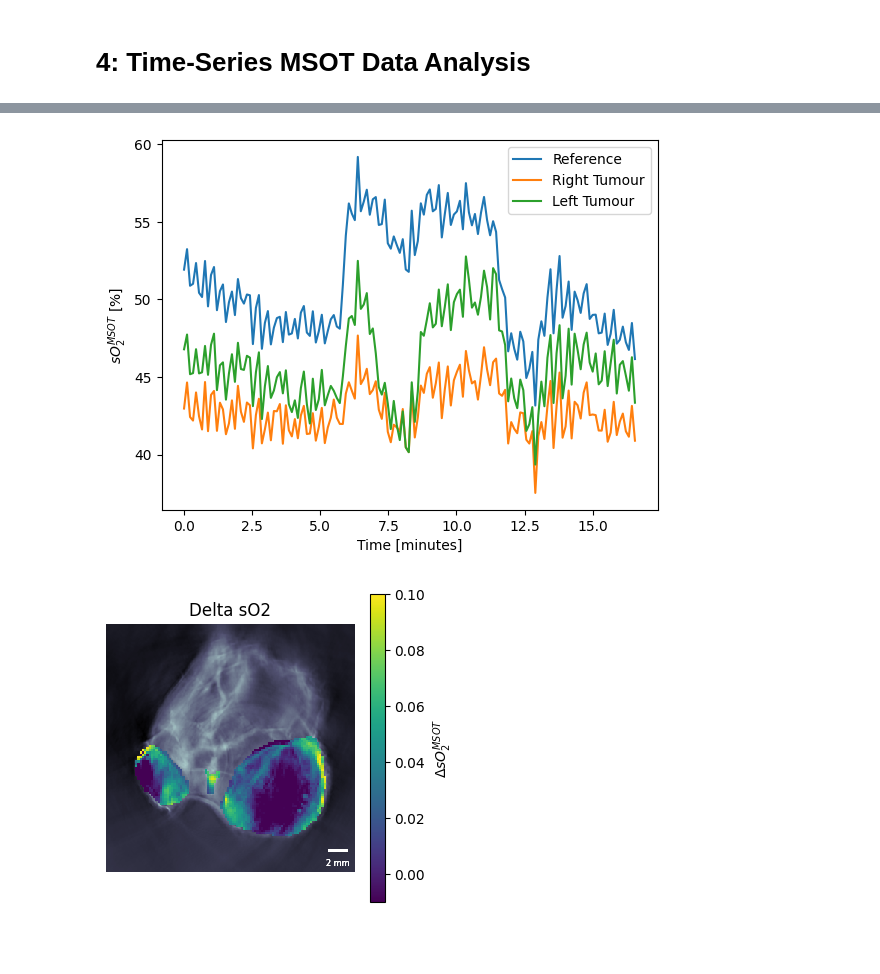
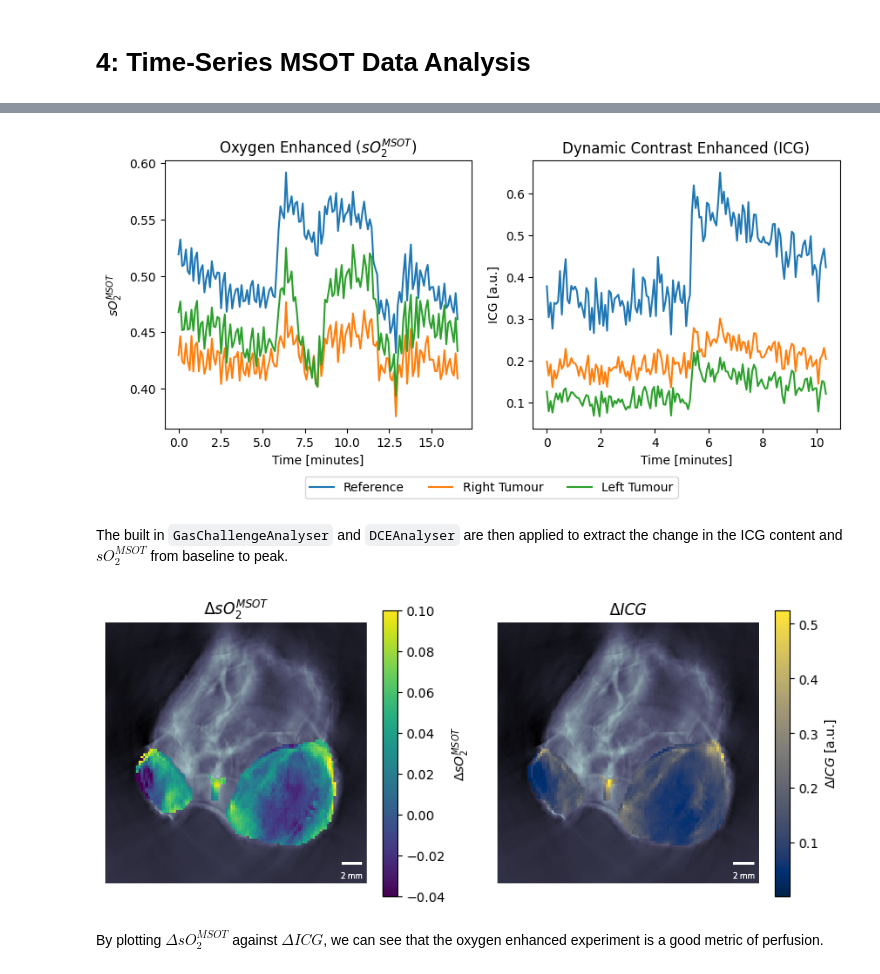
Before and after one commit to tomelse/patato, a Jupyter notebook: docs/examples/04_timeseriesanalysis.ipynb, the cells around one changed output, grey strips where cells are left out. Saved outputs shown, nothing was run; the diff lists cells and outputs as text; code cells hidden in the pictures; blank space fills up the shorter version.

```diff
--- a/docs/examples/04_timeseriesanalysis.ipynb
+++ b/docs/examples/04_timeseriesanalysis.ipynb
@@ -45,20 +76,32 @@ plt.show()
 # %%
-# to apply the mask
-def get_trace(so2_data, region):
-    mask, so2_slice = region.to_mask_slice(so2_data)
-    so2_timeseries = so2_data.raw_data.T[mask.T].T[:, 0, :]
+def get_trace(time_series_data, region, filter_bad=False):
+    mask, _ = region.to_mask_slice(time_series_data)
+    timeseries = time_series_data.raw_data.T[mask.T].T[:, 0, :]
     # Unmixed SO2 can be out of the interval [0, 1] when there is low SNR.
-    so2_timeseries[(so2_timeseries>1) | (so2_timeseries<0)] = np.nan
-    return np.nanmean(so2_timeseries, axis=-1) * 100
+    if filter_bad:
+        timeseries[(timeseries>1) | (timeseries<0)] = np.nan
+    return np.nanmean(timeseries, axis=-1)
 # %%
-plt.plot(times, get_trace(so2, roi_reference), label="Reference")
-plt.plot(times, get_trace(so2, roi_tumour_right), label="Right Tumour")
-plt.plot(times, get_trace(so2, roi_tumour_left), label="Left Tumour")
-plt.xlabel("Time [minutes]")
-plt.ylabel("$sO_2^{MSOT}$ [%]")
-plt.legend()
+fig, (ax1, ax2) = plt.subplots(1, 2, figsize=(10, 4))
+
+ax2.plot(icg_times, get_trace(icg, roi_reference), label="Reference")
+ax2.plot(icg_times, get_trace(icg, roi_tumour_right), label="Right Tumour")
+ax2.plot(icg_times, get_trace(icg, roi_tumour_left), label="Left Tumour")
+ax2.set_xlabel("Time [minutes]")
+ax2.set_ylabel("ICG [a.u.]")
+ax2.set_title("Dynamic Contrast Enhanced (ICG)")
+
+ax1.plot(times, get_trace(so2, roi_reference, True), label="Reference")
+ax1.plot(times, get_trace(so2, roi_tumour_right, True), label="Right Tumour")
+ax1.plot(times, get_trace(so2, roi_tumour_left, True), label="Left Tumour")
+ax1.set_xlabel("Time [minutes]")
+ax1.set_ylabel("$sO_2^{MSOT}$")
+ax1.set_title("Oxygen Enhanced ($sO_2^{MSOT}$)")
+fig.legend(*ax1.get_legend_handles_labels(), loc="upper center", ncols=3, bbox_to_anchor=(0.5, -0.01))
 plt.show()
 # %% [output]
-[figure, old version]
+[figure, new version]
+# %% [markdown]
+The built in `GasChallengeAnalyser` and `DCEAnalyser` are then applied to extract the change in the ICG content and $sO_2^{MSOT}$ from baseline to peak.
 # %%
 gca = pat.GasChallengeAnalyser(display_output=False)
@@ -67,14 +112,19 @@ dso2, _, (baseline_so2, baseline_sigma_so2) = gca.run(so2, pa)
 # %%
-fig, ax1 = plt.subplots(figsize=(4, 4))
+fig, (ax1, ax2) = plt.subplots(1, 2, figsize=(10, 4))
 
-# Show initial slice
+# Draw delta sO2
 rec[0].imshow(ax=ax1)
-dso2.imshow(roi_mask=roi_tumour_right, ax=ax1, clim=(-0.01, 0.1))
-dso2.imshow(roi_mask=roi_tumour_left, ax=ax1, clim=(-0.01, 0.1))
-im = dso2.imshow(roi_mask=roi_reference, ax=ax1, clim=(-0.01, 0.1))
-ax1.set_title("Delta sO2")
+im = dso2.imshow(roi_mask=[roi_tumour_right, roi_tumour_left, roi_reference], ax=ax1, clim=(-0.04,0.1))
+ax1.set_title(r"$\Delta sO_2^{MSOT}$")
+plt.colorbar(im, ax=ax1, label=r"$\Delta sO_2^{MSOT}$")
 
-plt.colorbar(im, ax=ax1, label="$\Delta sO_2^{MSOT}$")
+# Draw delta ICG
+rec[0].imshow(ax=ax2)
+im = dicg.imshow(roi_mask=[roi_tumour_right,roi_tumour_left,roi_reference], ax=ax2)
+ax2.set_title("$\Delta ICG$")
+plt.colorbar(im, ax=ax2, label=r"$\Delta ICG$ [a.u.]")
 plt.show()
 # %% [output]
-[figure, old version]
+[figure, new version]
+# %% [markdown]
+By plotting $\Delta sO_2^{MSOT}$ against $\Delta ICG$, we can see that the oxygen enhanced experiment is a good metric of perfusion.
```
Also changed, not shown: parts of 10 cells of this notebook, 4 other files.
